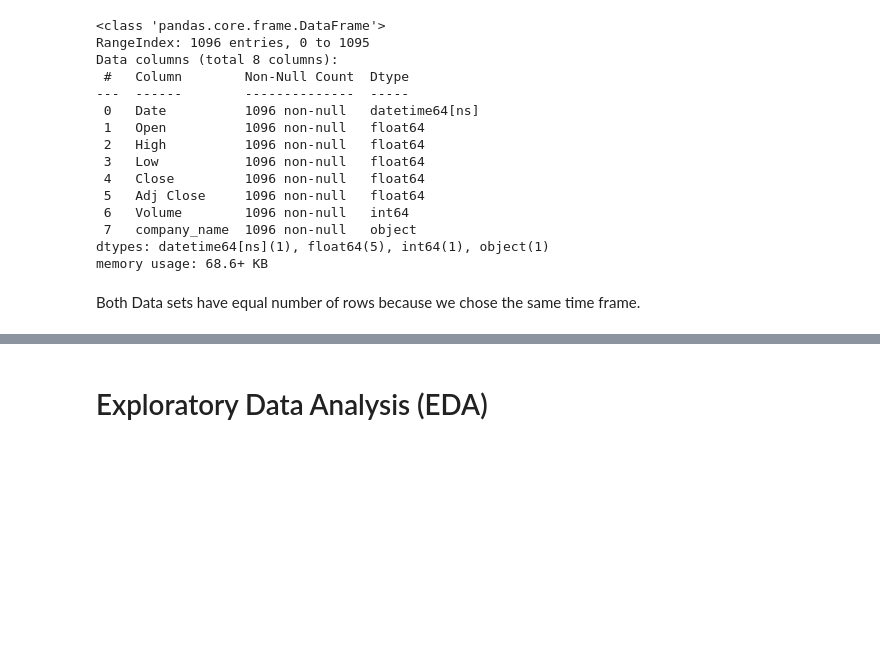
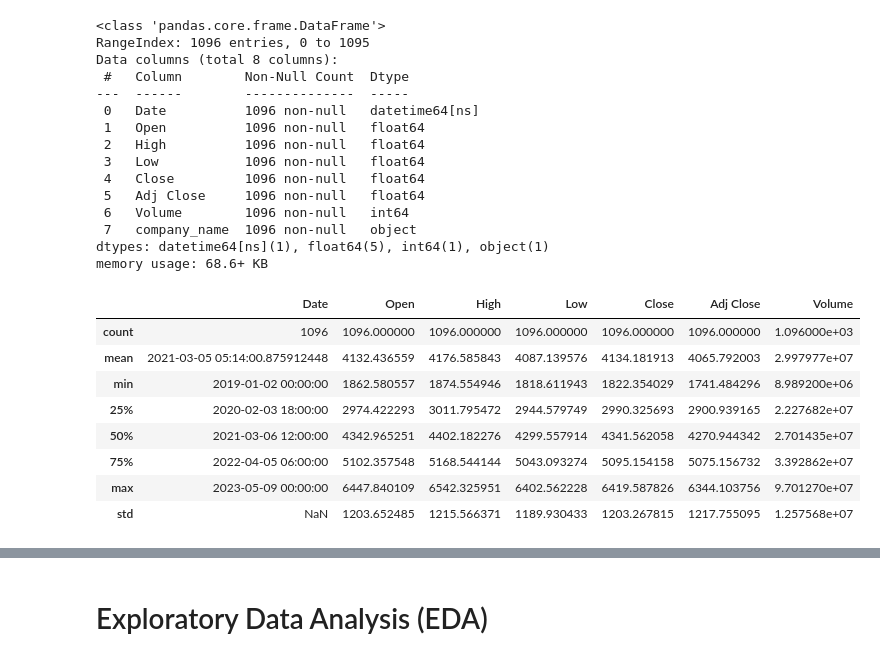
Before and after one commit to kwanda2426/kwanda_mlondi, a Jupyter notebook: mlondi_notebook.ipynb, the cells around one changed output, grey strips where cells are left out. Saved outputs shown, nothing was run; the diff lists cells and outputs as text; code cells hidden in the pictures; blank space fills up the shorter version.

```diff
--- a/mlondi_notebook.ipynb
+++ b/mlondi_notebook.ipynb
@@ -228,5 +261,15 @@ Data columns (total 8 columns):
  7   company_name  1096 non-null   object
 dtypes: datetime64[ns](1), float64(5), int64(1), object(1)
 memory usage: 68.6+ KB
-# %% [markdown]
-Both Data sets have equal number of rows because we chose the same time frame.
+# %%
+msft_df.describe()
+# %% [output]
+|  | Date | Open | High | Low | Close | Adj Close | Volume |
+| count | 1096 | 1096.000000 | 1096.000000 | 1096.000000 | 1096.000000 | 1096.000000 | 1.096000e+03 |
+| mean | 2021-03-05 05:14:00.875912448 | 4132.436559 | 4176.585843 | 4087.139576 | 4134.181913 | 4065.792003 | 2.997977e+07 |
+| min | 2019-01-02 00:00:00 | 1862.580557 | 1874.554946 | 1818.611943 | 1822.354029 | 1741.484296 | 8.989200e+06 |
+| 25% | 2020-02-03 18:00:00 | 2974.422293 | 3011.795472 | 2944.579749 | 2990.325693 | 2900.939165 | 2.227682e+07 |
+| 50% | 2021-03-06 12:00:00 | 4342.965251 | 4402.182276 | 4299.557914 | 4341.562058 | 4270.944342 | 2.701435e+07 |
+| 75% | 2022-04-05 06:00:00 | 5102.357548 | 5168.544144 | 5043.093274 | 5095.154158 | 5075.156732 | 3.392862e+07 |
+| max | 2023-05-09 00:00:00 | 6447.840109 | 6542.325951 | 6402.562228 | 6419.587826 | 6344.103756 | 9.701270e+07 |
+| std | NaN | 1203.652485 | 1215.566371 | 1189.930433 | 1203.267815 | 1217.755095 | 1.257568e+07 |
```
Also changed, not shown: parts of 21 cells of this notebook.
